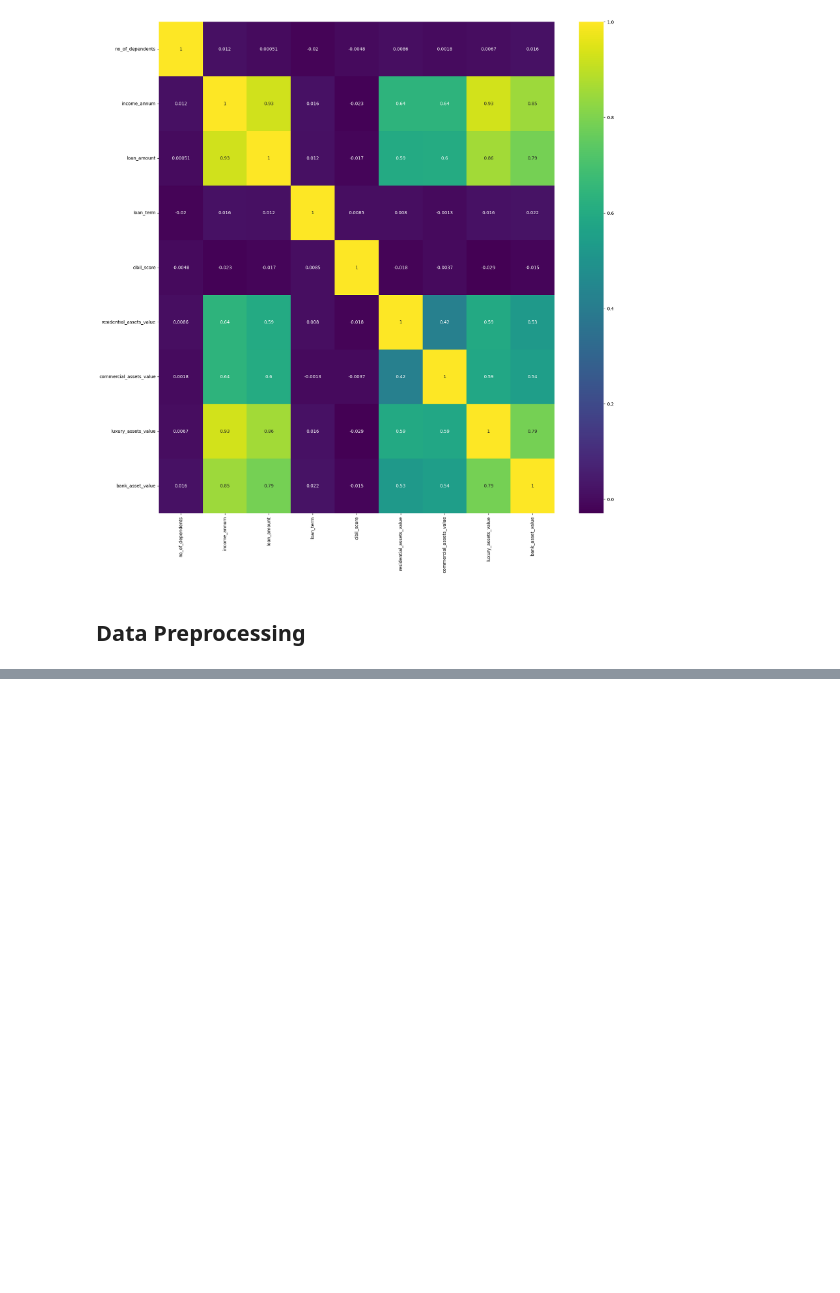
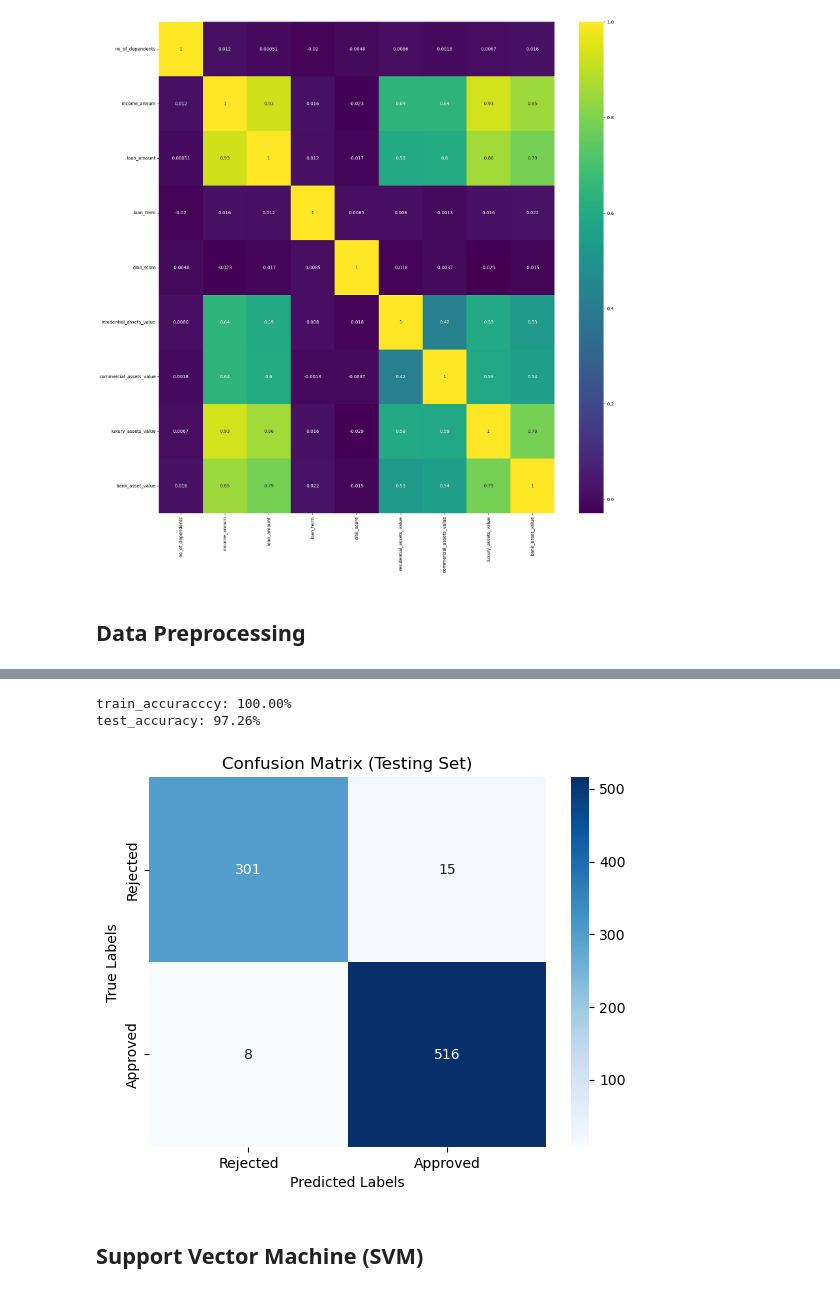
Before and after one commit to Bineet117/Loan-Approval-Prediction, a Jupyter notebook: notebook/Loan_approval_prediction_notebook.ipynb, the cells around one changed output, grey strips where cells are left out. Cells and saved outputs as stored; diff of their text form; code cells hidden in the pictures; blank space fills up the shorter version.

```diff
--- a/notebook/data_preprocessing.ipynb
+++ b/notebook/Loan_approval_prediction_notebook.ipynb
@@ -321,0 +404,16 @@ data.head()
+# %%
+# Define the ColumnTransformer
+preprocessor = ColumnTransformer(
+    transformers=[
+        ('num', StandardScaler(), ['income_annum', 'loan_amount', 'cibil_score', 'total_asset_value']),
+        ('cat', OneHotEncoder(), ['no_of_dependents', 'education', 'self_employed', 'loan_term'])
+    ]
+)
+
+# Define the full pipeline with preprocessing and classifier
+pipeline = Pipeline([
+    ('preprocessor', preprocessor),  # Preprocessing step
+    ('classifier',  DecisionTreeClassifier())  # Machine learning model
+])
+# %%
+pipeline.fit(X_train, y_train)
@@ -321,0 +431,37 @@ data.head()
+# %%
+train_accuracy = pipeline.score(X_train, y_train)
+test_accuracy = pipeline.score(X_test, y_test)
+
+# y_train_pred = pipeline.predict(X_train)
+# print(accuracy_score(y_train_pred, y_train))
+
+# y_test_pred = pipeline.predict(X_test)
+# print(accuracy_score(y_test_pred, y_test))
+
+print(f'train_accuracccy: {train_accuracy * 100:.2f}%')
+print(f'test_accuracy: {test_accuracy * 100:.2f}%')
+# %% [output]
+train_accuracccy: 100.00%
+test_accuracy: 97.26%
+# %%
+y_train_pred = pipeline.predict(X_train)
+y_test_pred = pipeline.predict(X_test)
+
+test_cm = confusion_matrix(y_test, y_test_pred)
+# print(f"Confusion Matrix (Testing):\n{test_cm}")
+
+# Define your custom labels
+labels = ['Rejected', 'Approved']
+
+# Visualize confusion matrix with custom labels using seaborn heatmap
+sns.heatmap(test_cm, annot=True, fmt='d', cmap='Blues',
+            xticklabels=labels, yticklabels=labels)
+
+plt.title('Confusion Matrix (Testing Set)')
+plt.xlabel('Predicted Labels')
+plt.ylabel('True Labels')
+plt.show()
+# %% [output]
+[figure, added]
+# %% [markdown]
+## Support Vector Machine (SVM)
```
Also changed, not shown: parts of 31 cells of this notebook.
